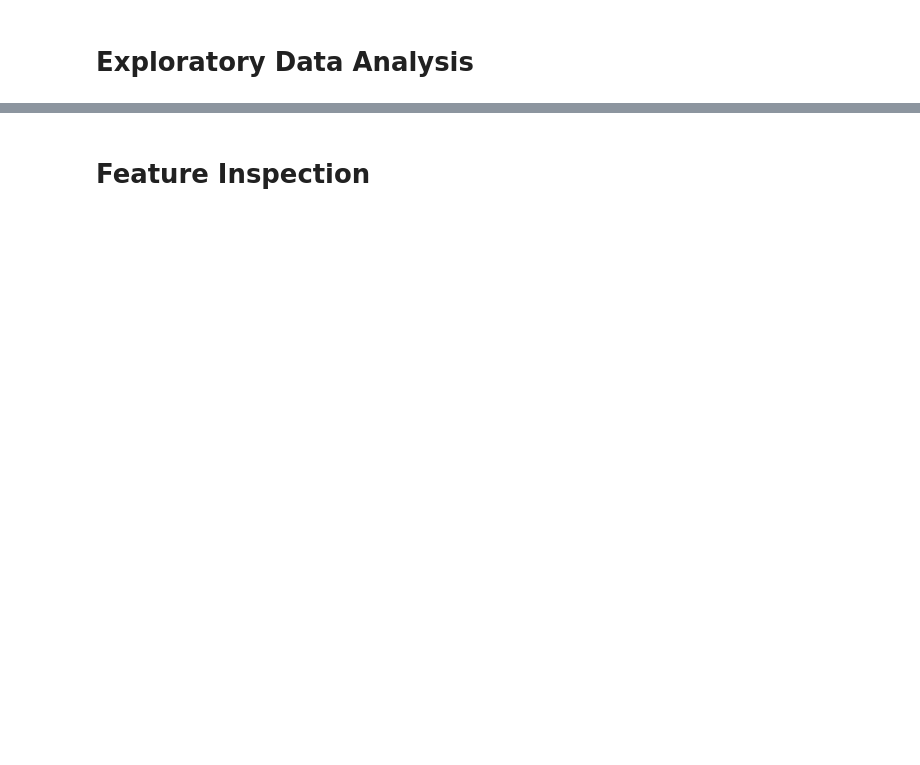
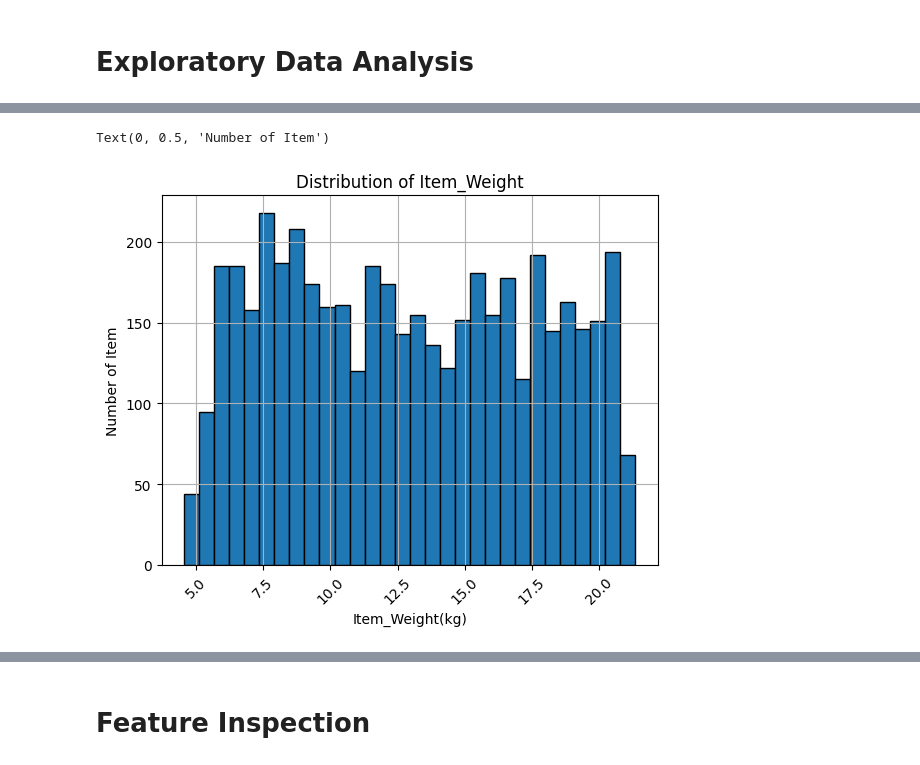
Before and after one commit to hadeelfarash/Prediction_of_Product_Sales, a Jupyter notebook: Prediction_of_Product_Sales.ipynb, the cells around one changed output, grey strips where cells are left out. Saved outputs shown, nothing was run; the diff lists cells and outputs as text; code cells hidden in the pictures; blank space fills up the shorter version.

```diff
--- a/Prediction_of_Product_Sales.ipynb
+++ b/Prediction_of_Product_Sales.ipynb
@@ -182,0 +195,12 @@ df.head()
+# %%
+# create a hist of Item_Weight colom
+
+ax = df['Item_Weight'].hist(bins = 30, edgecolor = 'black')
+ax.tick_params(axis='x', rotation = 45)
+ax.ticklabel_format(style='plain')
+ax.set_title('Distribution of Item_Weight')
+ax.set_xlabel('Item_Weight(kg)')
+ax.set_ylabel('Number of Item')
+# %% [output]
+Text(0, 0.5, 'Number of Item')
+[figure, added]
```
Also changed, not shown: parts of 7 cells of this notebook.
